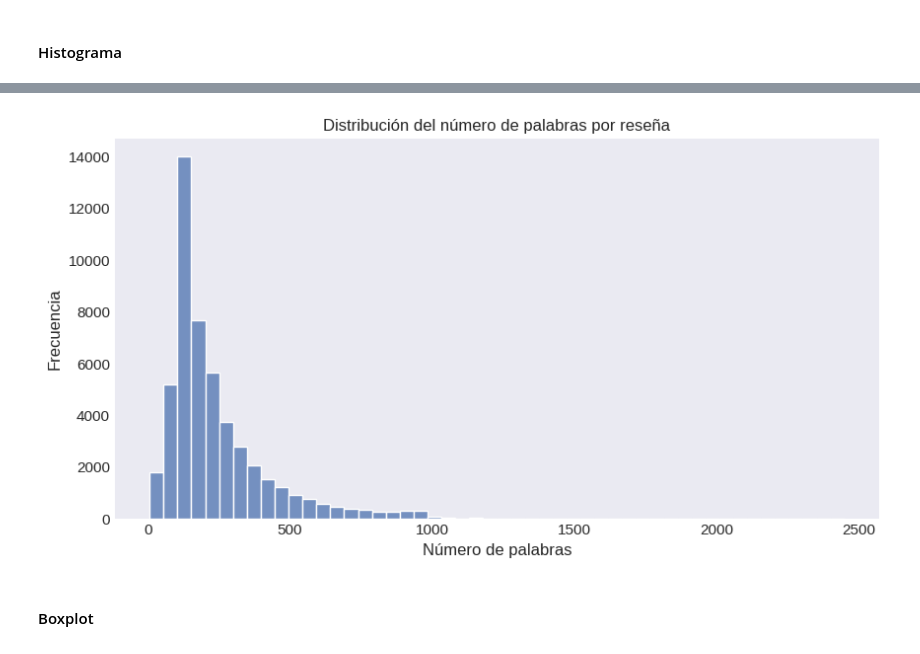
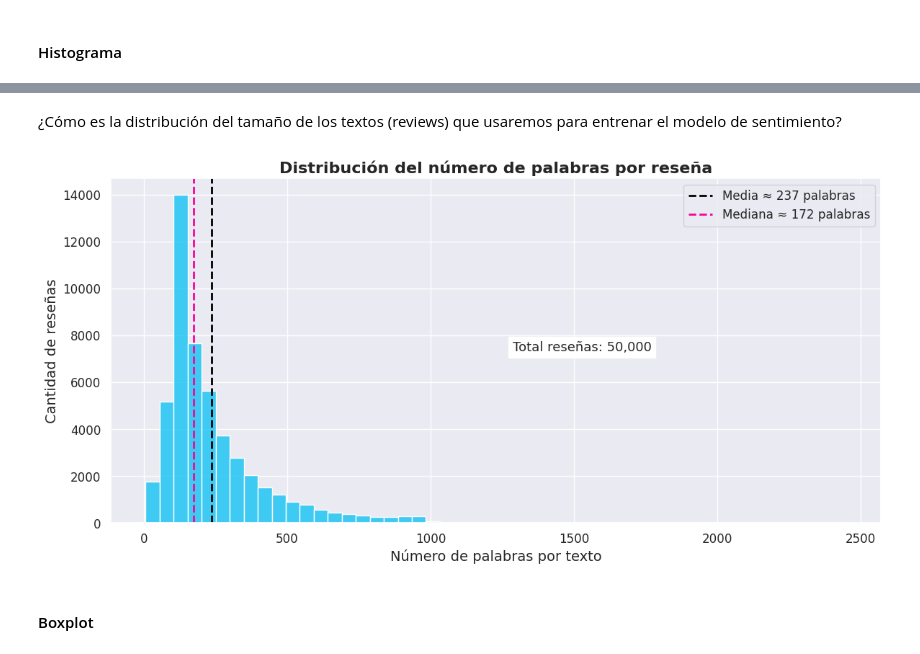
Before and after one commit to JhonatanO24/sentiment-api-equipo39, a Jupyter notebook: data_science/notebooks/Modelo_hackathon.ipynb, the cells around one changed output, grey strips where cells are left out. Drawn from its saved outputs; the diff is of its cells as text; code cells hidden in the pictures.

Commit message:
Añade graficos histplot y boxplot de la fase de analisis exploratorio de los datos

```diff
--- a/data_science/notebooks/Modelo_hackathon.ipynb
+++ b/data_science/notebooks/Modelo_hackathon.ipynb
@@ -171,7 +168,7 @@ drive.mount('/content/drive')
 # %% [markdown]
 ## <font color=#05C0F3>**Datos de comentarios de peliculas en IMDB**</font>
 # %%
-datos = pd.read_csv('H:\Downloads\Modelo Hackathon\IMDB Dataset SPANISH.csv')
+datos = pd.read_csv('/content/drive/MyDrive/Ciencia de Datos/7. Modelo Hackathon/datos/IMDB Dataset SPANISH.csv')
 # %%
 datos = datos[['review_es', 'sentimiento']]
 # %%
@@ -363,0 +389,5 @@ datos.sample(10)
+# %%
+sns.set_theme(
+    style="darkgrid",
+    font_scale=1.1
+)
@@ -364,2 +396,5 @@ datos.sample(10)
+# %%
+color_primario = "#05C0F3"
+color_secundario = "#F90499"
 # %% [markdown]
 #### Histograma
@@ -386,13 +401,60 @@ sns.axes_style()
-# %%
-with plt.style.context('seaborn-v0_8-dark'):
-  plt.figure(figsize=(10, 5))
-  sns.histplot(datos['n_palabras'], bins=50)
-  plt.title('Distribución del número de palabras por reseña')
-
-  plt.xlabel('Número de palabras')
-  plt.ylabel('Frecuencia')
-  plt.show()
-# %% [output]
-[figure, removed]
+# %% [markdown]
+¿Cómo es la distribución del tamaño de los textos (reviews) que usaremos para entrenar el modelo de sentimiento?
+# %%
+plt.figure(figsize=(12, 6))
+
+sns.histplot(
+    datos['n_palabras'],
+    bins = 50,
+    color = color_primario
+    )
+
+plt.title(
+    "Distribución del número de palabras por reseña",
+    fontsize = 16,
+    fontweight = "bold"
+)
+
+plt.xlabel(
+    "Número de palabras por texto",
+    fontsize = 14
+)
+
+plt.ylabel(
+    "Cantidad de reseñas",
+    fontsize = 14
+)
+
+media = datos['n_palabras'].mean()
+plt.axvline( # muestra la linea punteada que señala el promedio
+    media,
+    color = 'black',
+    linestyle = "--",
+    linewidth = 2,
+    label = f"Media ≈ {media:.0f} palabras"
+)
+# Línea de referencia: mediana
+mediana = datos['n_palabras'].median()
+plt.axvline(
+    mediana,
+    color=color_secundario,
+    linestyle="--",
+    linewidth=2,
+    label=f"Mediana ≈ {mediana:.0f} palabras"
+)
+
+plt.text(
+    0.50 * plt.xlim()[1],
+    0.50 * plt.ylim()[1],
+    f"Total reseñas: {len(datos):,}",
+    fontsize=13,
+    bbox=dict(facecolor="white")
+)
+
+plt.legend() # Muestra la leyenda
+plt.tight_layout()
+plt.show()
+# %% [output]
+[figure, added]
 # %% [markdown]
 #### Boxplot
```
Also changed, not shown: parts of 10 cells of this notebook.
